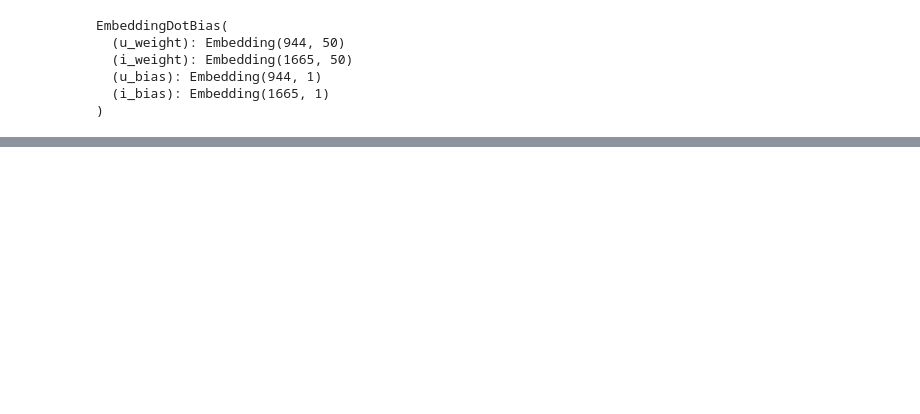
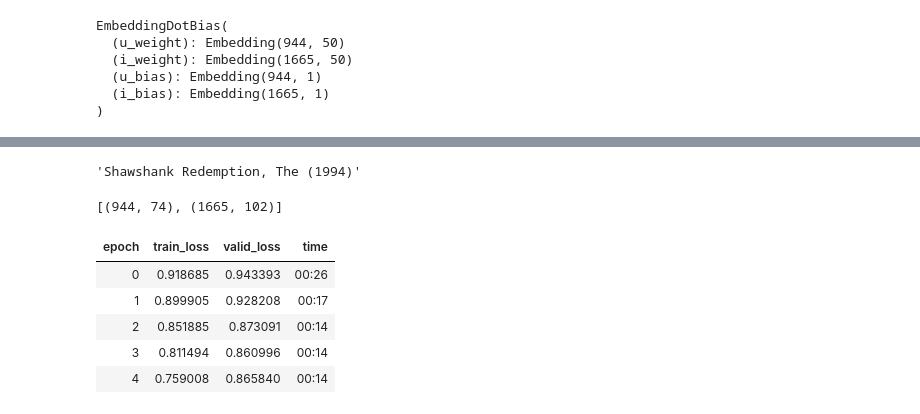
Before and after one commit to satani99/practical_deep_learning_for_coders, a Jupyter notebook: fast_ai_8.ipynb, the cells around one changed output, grey strips where cells are left out. Saved outputs shown, nothing was run; the diff lists cells and outputs as text; code cells hidden in the pictures; blank space fills up the shorter version.

```diff
--- a/fast_ai_8.ipynb
+++ b/fast_ai_8.ipynb
@@ -209 +207,42 @@ idxs = movie_bias.argsort(descending=True)[:5]
  'Good Will Hunting (1997)']
+# %%
+movie_factors = learn.model.i_weight.weight
+idx = dls.classes['title'].o2i['Silence of the Lambs, The (1991)']
+distances = nn.CosineSimilarity(dim=1)(movie_factors, movie_factors[idx][None])
+idx = distances.argsort(descending=True)[1]
+dls.classes['title'][idx]
+# %% [output]
+'Shawshank Redemption, The (1994)'
+# %%
+embs = get_emb_sz(dls)
+embs
+# %% [output]
+[(944, 74), (1665, 102)]
+# %%
+class CollabNN(Module):
+  def __init__(self, user_sz, item_sz, y_range=(0, 5.5), n_act=100):
+    self.user_factors = Embedding(*user_sz)
+    self.item_factors = Embedding(*item_sz)
+    self.layers = nn.Sequential(
+        nn.Linear(user_sz[1]+item_sz[1], n_act),
+        nn.ReLU(),
+        nn.Linear(n_act, 1)
+    )
+    self.y_range = y_range
+
+  def forward(self, x):
+    embs = self.user_factors(x[:,0]), self.item_factors(x[:, 1])
+    x = self.layers(torch.cat(embs, dim=1))
+    return sigmoid_range(x, *self.y_range)
+# %%
+model = CollabNN(*embs)
+# %%
+learn = Learner(dls, model, loss_func=MSELossFlat())
+learn.fit_one_cycle(5, 5e-3, wd=0.01)
+# %% [output]
+| epoch | train_loss | valid_loss | time |
+| 0 | 0.918685 | 0.943393 | 00:26 |
+| 1 | 0.899905 | 0.928208 | 00:17 |
+| 2 | 0.851885 | 0.873091 | 00:14 |
+| 3 | 0.811494 | 0.860996 | 00:14 |
+| 4 | 0.759008 | 0.865840 | 00:14 |
```
Also changed, not shown: parts of 12 cells of this notebook.
